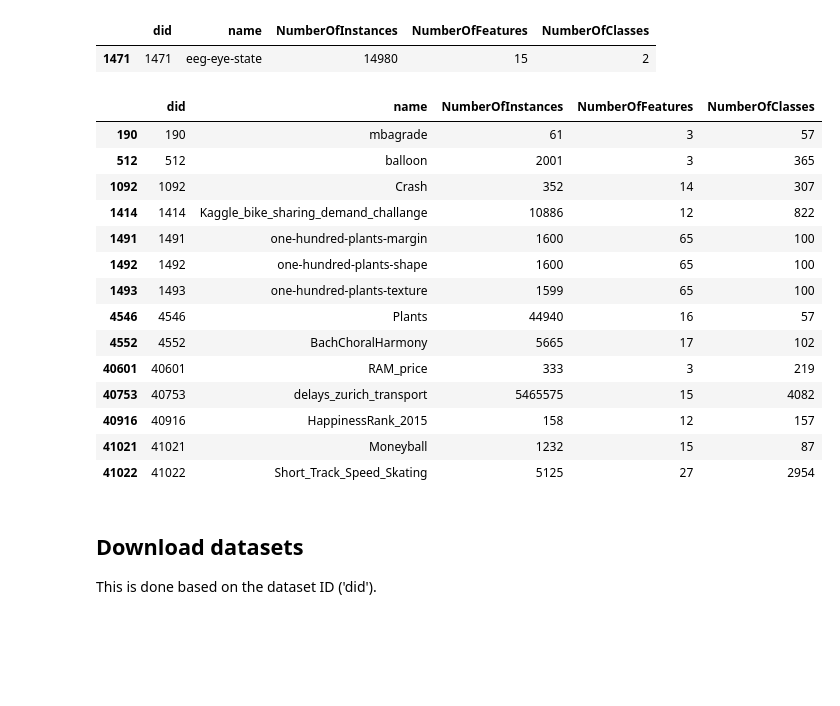
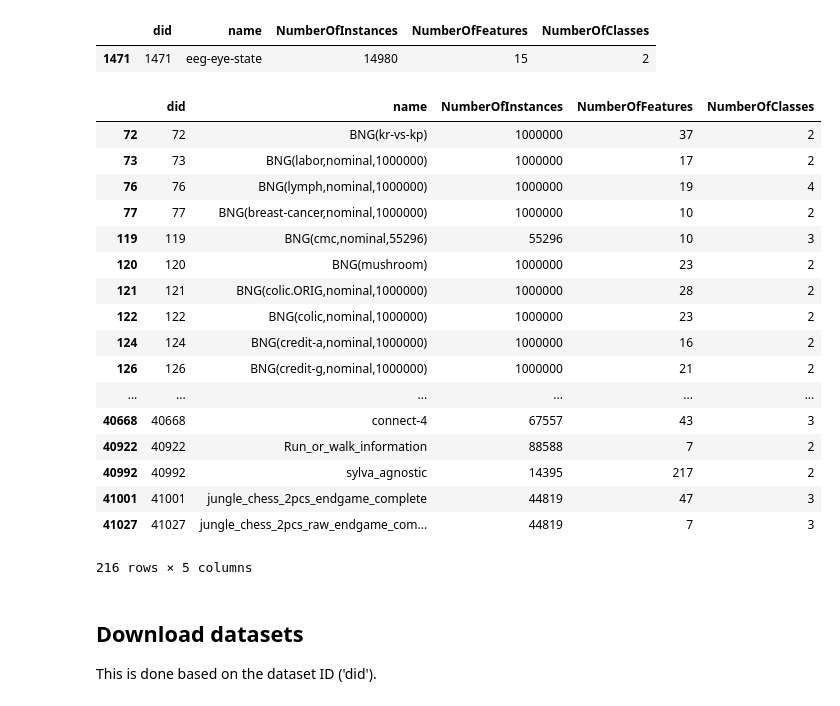
Before and after one commit to joaquinvanschoren/OpenML-AutoML-course, a Jupyter notebook: 1 - OpenML_Tutorial.ipynb, the cells around one changed output. Cells and saved outputs as stored; diff of their text form; code cells hidden in the pictures; blank space fills up the shorter version.

```diff
--- a/1 - OpenML_Tutorial.ipynb
+++ b/1 - OpenML_Tutorial.ipynb
@@ -90,23 +90,26 @@ datalist.query('name == "eeg-eye-state"')
 |  | did | name | NumberOfInstances | NumberOfFeatures | NumberOfClasses |
 | 1471 | 1471 | eeg-eye-state | 14980 | 15 | 2 |
 # %%
-datalist.query('NumberOfClasses > 50')
+datalist.query('NumberOfClasses < 5 & NumberOfInstances > 10000')
 # %% [output]
 |  | did | name | NumberOfInstances | NumberOfFeatures | NumberOfClasses |
-| 190 | 190 | mbagrade | 61 | 3 | 57 |
-| 512 | 512 | balloon | 2001 | 3 | 365 |
-| 1092 | 1092 | Crash | 352 | 14 | 307 |
-| 1414 | 1414 | Kaggle_bike_sharing_demand_challange | 10886 | 12 | 822 |
-| 1491 | 1491 | one-hundred-plants-margin | 1600 | 65 | 100 |
-| 1492 | 1492 | one-hundred-plants-shape | 1600 | 65 | 100 |
-| 1493 | 1493 | one-hundred-plants-texture | 1599 | 65 | 100 |
-| 4546 | 4546 | Plants | 44940 | 16 | 57 |
-| 4552 | 4552 | BachChoralHarmony | 5665 | 17 | 102 |
-| 40601 | 40601 | RAM_price | 333 | 3 | 219 |
-| 40753 | 40753 | delays_zurich_transport | 5465575 | 15 | 4082 |
-| 40916 | 40916 | HappinessRank_2015 | 158 | 12 | 157 |
-| 41021 | 41021 | Moneyball | 1232 | 15 | 87 |
-| 41022 | 41022 | Short_Track_Speed_Skating | 5125 | 27 | 2954 |
+| 72 | 72 | BNG(kr-vs-kp) | 1000000 | 37 | 2 |
+| 73 | 73 | BNG(labor,nominal,1000000) | 1000000 | 17 | 2 |
+| 76 | 76 | BNG(lymph,nominal,1000000) | 1000000 | 19 | 4 |
+| 77 | 77 | BNG(breast-cancer,nominal,1000000) | 1000000 | 10 | 2 |
+| 119 | 119 | BNG(cmc,nominal,55296) | 55296 | 10 | 3 |
+| 120 | 120 | BNG(mushroom) | 1000000 | 23 | 2 |
+| 121 | 121 | BNG(colic.ORIG,nominal,1000000) | 1000000 | 28 | 2 |
+| 122 | 122 | BNG(colic,nominal,1000000) | 1000000 | 23 | 2 |
+| 124 | 124 | BNG(credit-a,nominal,1000000) | 1000000 | 16 | 2 |
+| 126 | 126 | BNG(credit-g,nominal,1000000) | 1000000 | 21 | 2 |
+| ... | ... | ... | ... | ... | ... |
+| 40668 | 40668 | connect-4 | 67557 | 43 | 3 |
+| 40922 | 40922 | Run_or_walk_information | 88588 | 7 | 2 |
+| 40992 | 40992 | sylva_agnostic | 14395 | 217 | 2 |
+| 41001 | 41001 | jungle_chess_2pcs_endgame_complete | 44819 | 47 | 3 |
+| 41027 | 41027 | jungle_chess_2pcs_raw_endgame_com... | 44819 | 7 | 3 |
+216 rows × 5 columns
 # %% [markdown]
 ## Download datasets
 This is done based on the dataset ID ('did').
```
Also changed, not shown: parts of 8 cells of this notebook, 2 other files.
